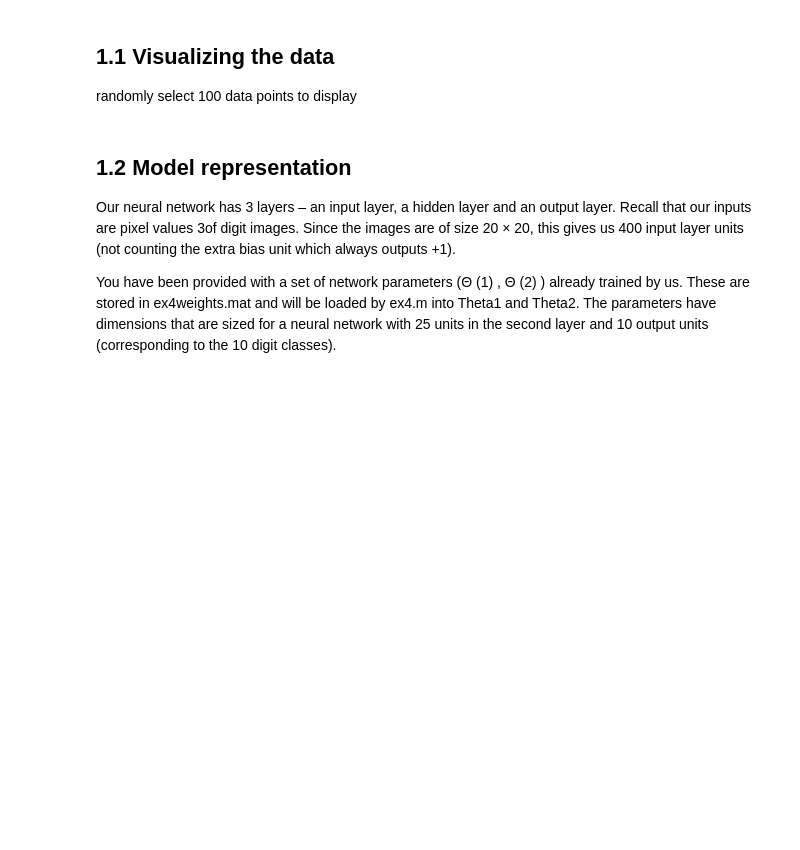
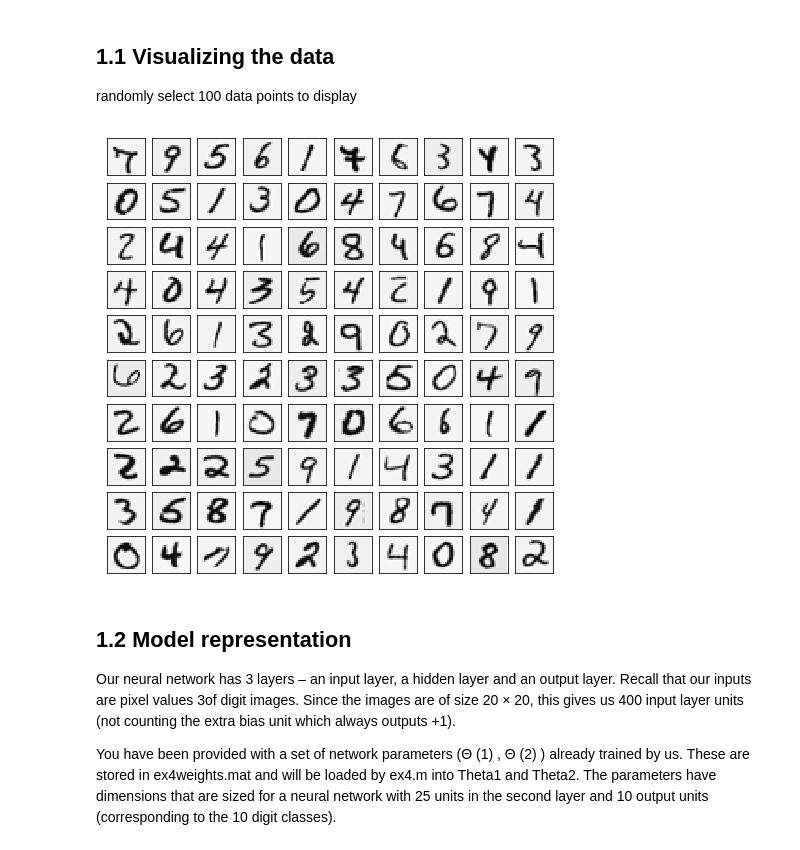
Before and after one commit to HaoxuZhang/machine-learning-python, a Jupyter notebook: ex4/files-mentioned-in-ex4.pdf/ex4.ipynb, the cells around one changed output. Cells and saved outputs as stored; diff of their text form; code cells hidden in the pictures; blank space fills up the shorter version.

```diff
--- a/ex4/files-mentioned-in-ex4.pdf/ex4.ipynb
+++ b/ex4/files-mentioned-in-ex4.pdf/ex4.ipynb
@@ -23,3 +26,38 @@ m=X.shape[0]
 # %% [markdown]
 ## 1.1 Visualizing the data
 randomly select 100 data points to display
+# %%
+#由于图片的存储问题，需要先将X的方向做一下处理，否则图片的方向是错的
+def transpose_X(X):
+    #将X的每一行(400,1)都变成20×20的然后转置
+    X = np.array([im.reshape((20, 20)).T for im in X])
+    #再将X的每一行变回来，这样图片方向就正确了
+    X = np.array([im.reshape(400) for im in X])
+    return X
+X=transpose_X(X)
+# %%
+#显示100张图片
+def plot_100_image(X):
+    """ sample 100 image and show them
+    assume the image is square
+
+    X : (5000, 400)
+    """
+    size = int(np.sqrt(X.shape[1]))
+
+    # sample 100 image, reshape, reorg it
+    sample_idx = np.random.choice(np.arange(X.shape[0]), 100)  # 100*400
+    sample_images = X[sample_idx, :]
+
+    fig, ax_array = plt.subplots(nrows=10, ncols=10, sharey=True, sharex=True, figsize=(8, 8))
+
+    for r in range(10):
+        for c in range(10):
+            ax_array[r, c].matshow(sample_images[10 * r + c].reshape((size, size)),
+                                   cmap=matplotlib.cm.binary)
+            plt.xticks(np.array([]))
+            plt.yticks(np.array([]))
+plot_100_image(X)
+plt.show()
+# %% [output]
+[figure, added]
```
Also changed, not shown: parts of 15 cells of this notebook.
